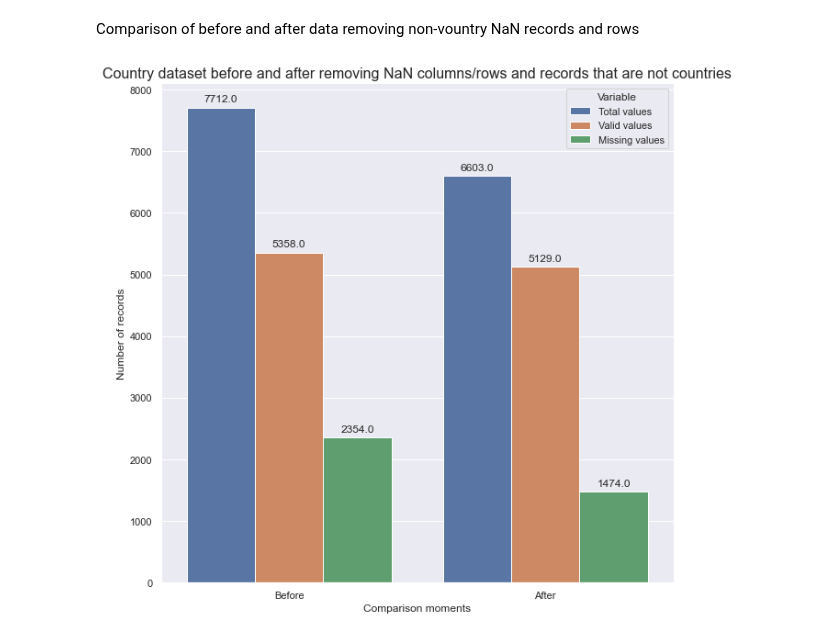
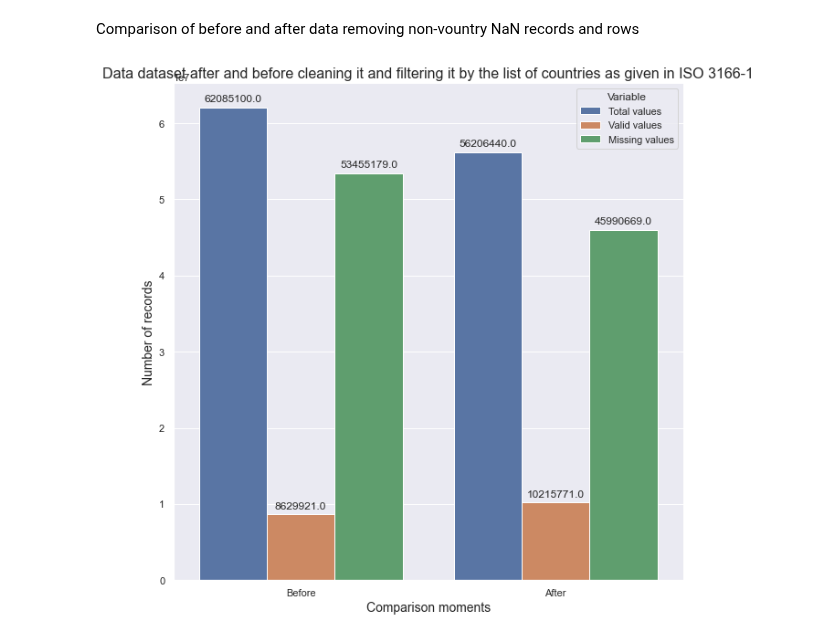
Before and after one commit to samirhinojosa/OC-P2-education-statistics, a Jupyter notebook: notebook.ipynb, the cells around one changed output. Cells and saved outputs as stored; diff of their text form; code cells hidden in the pictures.

Commit message:
Cleaning EdStatsData.csv dataset finished

```diff
--- a/notebook.ipynb
+++ b/notebook.ipynb
@@ -446,7 +442,7 @@ Below the steps to clean this dataset.
 df_data_copy = df_data.dropna(axis="columns", how="all").dropna(axis="rows", how="all")
 # %%
 # Adding in "EdStatsData.csv" dataset, the columns Region, 2-alpha code and Income Group from "EdStatsCountry.csv" dataset
-df_data_copy = df_data_copy.merge(right=df_country_copy[["Country Code", "Region", "2-alpha code", "Income Group"]], on="Country Code", how="left")
+df_data_copy = df_data_copy.merge(right=df_country[["Country Code", "Region", "2-alpha code", "Income Group"]], on="Country Code", how="left")
 # %%
 df_data_copy.tail(10)
 # %% [output]
@@ -468,7 +464,7 @@ print(", ".join(map(repr, df_data_copy.columns.tolist())))
 'Country Name', 'Country Code', 'Indicator Name', 'Indicator Code', '1970', '1971', '1972', '1973', '1974', '1975', '1976', '1977', '1978', '1979', '1980', '1981', '1982', '1983', '1984', '1985', '198 ...
 # %%
 ordering = [
-    "Country Name", "Country Code", "2-alpha code", "Region", "Income Group", "Indicator Name", "Indicator Code", "1970", "1971",
+    "Country Name", "Country Code", "2-alpha code", "Region", "Indicator Name", "Indicator Code", "Income Group", "1970", "1971",
     "1972", "1973", "1974", "1975", "1976", "1977", "1978", "1979", "1980", "1981", "1982", "1983", "1984", "1985", "1986", "1987",
     "1988", "1989", "1990", "1991", "1992", "1993", "1994", "1995", "1996", "1997", "1998", "1999", "2000", "2001", "2002", "2003",
     "2004", "2005", "2006", "2007", "2008", "2009", "2010", "2011", "2012", "2013", "2014", "2015", "2016", "2017", "2020", "2025",
@@ -504,8 +494,7 @@ List of countries as given in ISO 3166-1 and the corresponding ISO 3166-1-alpha-
 rows that aren't countries.
 # %%
 # Avoiding that "NA" will be interpreted as NaN by Pandas (keep_default_na=False,)
-df_countries_iso = pd.read_csv("datasets/countries_ISO.csv", sep=",",
-                            keep_default_na=False, encoding="utf-8")
+df_countries_iso = pd.read_csv("datasets/countries_ISO.csv", sep=",", keep_default_na=False, encoding="utf-8")
 # %% [markdown]
 Rows to remove based on list of countries as given in ISO 3166-1
 # %%
@@ -531,0 +516,3 @@ df_country_copy[~df_country_copy["2-alpha code"].isin(df_countries_iso["Code"])]
+# %%
+# Filter "EdStatsData.csv" based on the list of countries as given in ISO 3166-1
+df_data_copy = df_data_copy[df_data_copy["2-alpha code"].isin(df_countries_iso["Code"])]
@@ -532,16 +540,16 @@ df_country_copy[~df_country_copy["2-alpha code"].isin(df_countries_iso["Code"])]
 # %% [markdown]
 Comparison of before and after data removing non-vountry NaN records and rows
 # %%
-df_comparison = comparison_dfs(df_country, df_country_copy)
+df_comparison = comparison_dfs(df_data, df_data_copy)
 fig, ax1 = plt.subplots(figsize=(10, 10))
 dt = df_comparison.melt(id_vars="Moment").rename(columns=str.title)
 plot = sns.barplot(x="Moment", y="Value", data=dt, hue="Variable", ax=ax1)
 for p in plot.patches:
     plot.annotate(format(p.get_height(), ".1f"), (p.get_x() + p.get_width() / 2., p.get_height()),
                     ha="center", va="center", xytext=(0, 9), textcoords="offset points")
-plt.xlabel("Comparison moments", size=12)
-plt.ylabel("Number of records", size=12)
-plt.title("Country dataset before and after removing NaN columns/rows and records that are not countries", size=16)
+plt.xlabel("Comparison moments", size=14)
+plt.ylabel("Number of records", size=14)
+plt.title("Data dataset after and before cleaning it and filtering it by the list of countries as given in ISO 3166-1", size=16)
 sns.despine(fig)
 # %% [output]
-[figure, old version]
+[figure, new version]
```
Also changed, not shown: parts of 23 cells of this notebook.
